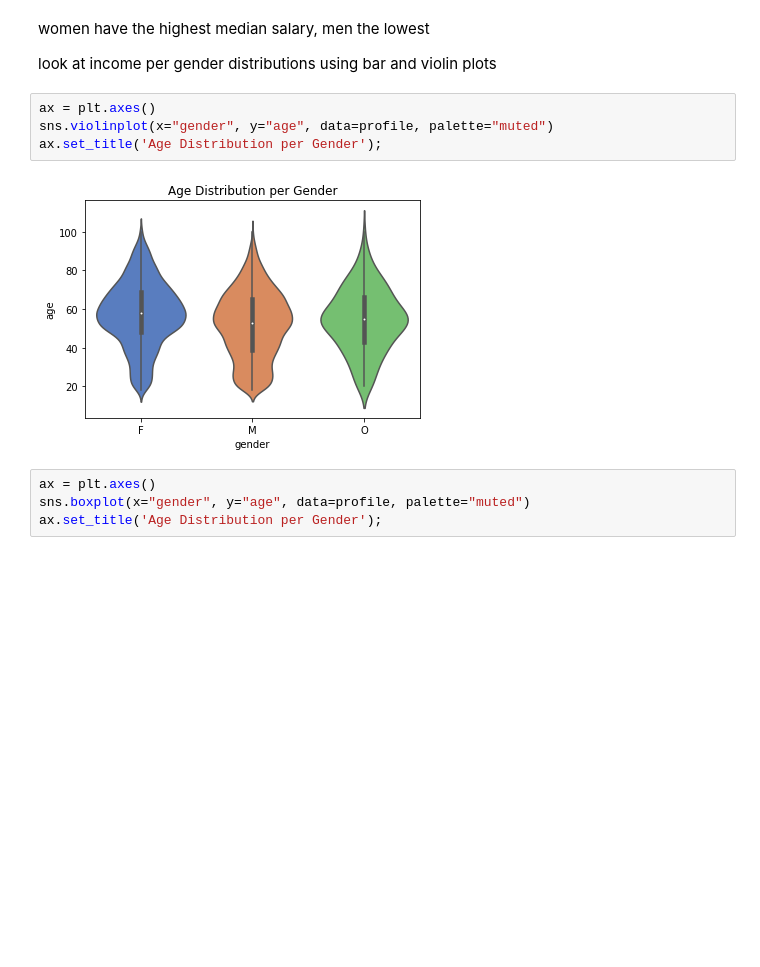
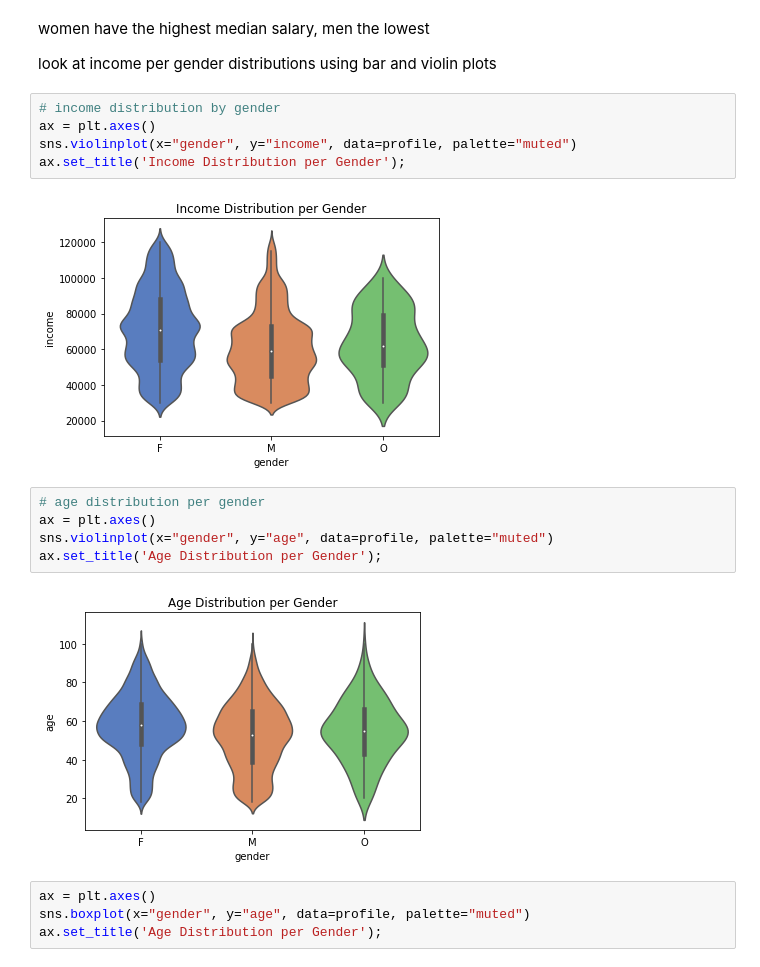
Before and after one commit to regomoto/Data_Science_Nanodegree, a Jupyter notebook: 04_capstone_starbucks/Starbucks_Capstone_EDA_notebook.ipynb, the cells around one changed output. Saved outputs shown, nothing was run; the diff lists cells and outputs as text; blank space fills up the shorter version.

```diff
--- a/04_capstone_starbucks/Starbucks_Capstone_EDA_notebook.ipynb
+++ b/04_capstone_starbucks/Starbucks_Capstone_EDA_notebook.ipynb
@@ -494,7 +494,15 @@ gender_value_counts
 women have the highest median salary, men the lowest
 
 look at income per gender distributions using bar and violin plots
+# %%
+# income distribution by gender
+ax = plt.axes()
+sns.violinplot(x="gender", y="income", data=profile, palette="muted")
+ax.set_title('Income Distribution per Gender');
+# %% [output]
+[figure, added]
 # %%
+# age distribution per gender
 ax = plt.axes()
 sns.violinplot(x="gender", y="age", data=profile, palette="muted")
 ax.set_title('Age Distribution per Gender');
```
Also changed, not shown: parts of 53 cells of this notebook.
